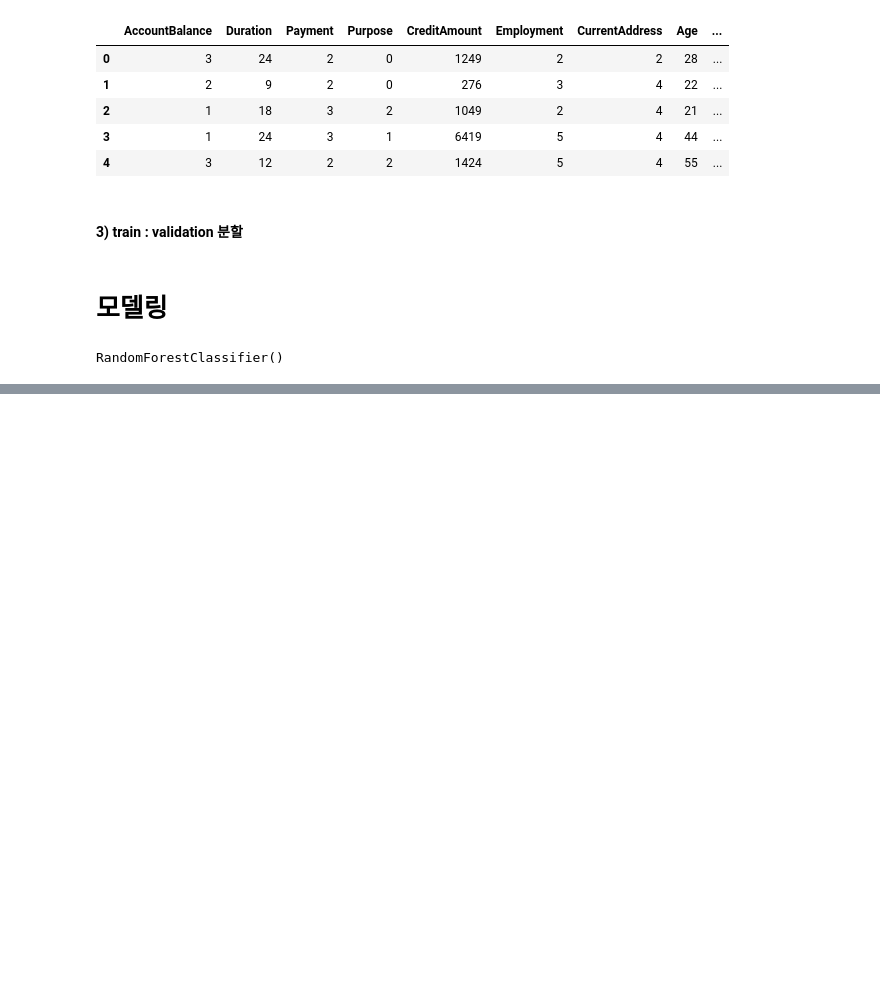
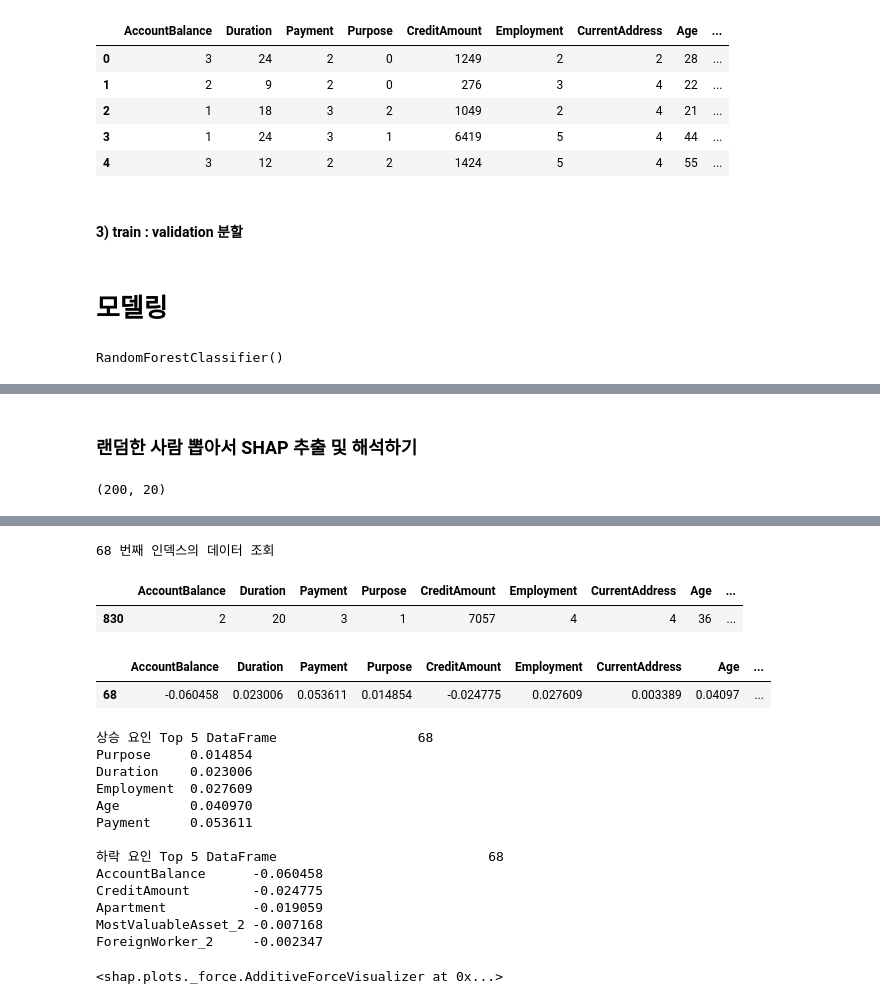
Before and after one commit to Leon-real/Study, a Jupyter notebook: 9.ModelEvaluation/jupyterfiles/Credit_Loan_Approval_Process_3.ipynb, the cells around one changed output, grey strips where cells are left out. Saved outputs shown, nothing was run; the diff lists cells and outputs as text; code cells hidden in the pictures; blank space fills up the shorter version.

```diff
--- a/9.ModelEvaluation/jupyterfiles/Credit_Loan_Approval_Process_3.ipynb
+++ b/9.ModelEvaluation/jupyterfiles/Credit_Loan_Approval_Process_3.ipynb
@@ -242,0 +243,6 @@ shap.force_plot(explainer.expected_value[1], shap_values[idx, :], x_val.iloc[idx
+# %% [markdown]
+### 랜덤한 사람 뽑아서 SHAP 추출 및 해석하기
+# %%
+x_val.shape
+# %% [output]
+(200, 20)
@@ -242,0 +251,20 @@ shap.force_plot(explainer.expected_value[1], shap_values[idx, :], x_val.iloc[idx
+# %%
+shap.initjs() # javascript 시각화 라이브러리 --> colab에서는 모든 셀에 포함시켜야 함.
+
+# idx 번째 인덱스의 값 확인해보기
+idx = randint(0,x_val.shape[0])
+print(f"{idx} 번째 인덱스의 데이터 조회")
+display(x_val.iloc[[idx]])
+display(pd.DataFrame(shap_values, columns=list(x_val)).iloc[[idx]])
+
+# 상승 하락 요인 추출하기
+df = pd.DataFrame(shap_values, columns=list(x_val)).iloc[[idx]].T # 데이터 프레임 생성
+df = df.sort_values(by=df.columns[0]) # 데이터 프레임 정렬하기
+
+print(f"상승 요인 Top 5 DataFrame{df[-5:]}")
+print()
+print(f"하락 요인 Top 5 DataFrame{df[:5]}")
+
+# force_plot(전체평균, shapley_values, input)
+shap.force_plot(explainer.expected_value[1], shap_values[idx, :], x_val.iloc[idx])
+# %% [output]
@@ -242,0 +272,19 @@ shap.force_plot(explainer.expected_value[1], shap_values[idx, :], x_val.iloc[idx
+68 번째 인덱스의 데이터 조회
+|  | AccountBalance | Duration | Payment | Purpose | CreditAmount | Employment | CurrentAddress | Age | ... |
+| 830 | 2 | 20 | 3 | 1 | 7057 | 4 | 4 | 36 | ... |
+|  | AccountBalance | Duration | Payment | Purpose | CreditAmount | Employment | CurrentAddress | Age | ... |
+| 68 | -0.060458 | 0.023006 | 0.053611 | 0.014854 | -0.024775 | 0.027609 | 0.003389 | 0.04097 | ... |
+상승 요인 Top 5 DataFrame                  68
+Purpose     0.014854
+Duration    0.023006
+Employment  0.027609
+Age         0.040970
+Payment     0.053611
+
+하락 요인 Top 5 DataFrame                           68
+AccountBalance      -0.060458
+CreditAmount        -0.024775
+Apartment           -0.019059
+MostValuableAsset_2 -0.007168
+ForeignWorker_2     -0.002347
+<shap.plots._force.AdditiveForceVisualizer at 0x...>
```
Also changed, not shown: parts of 22 cells of this notebook.
